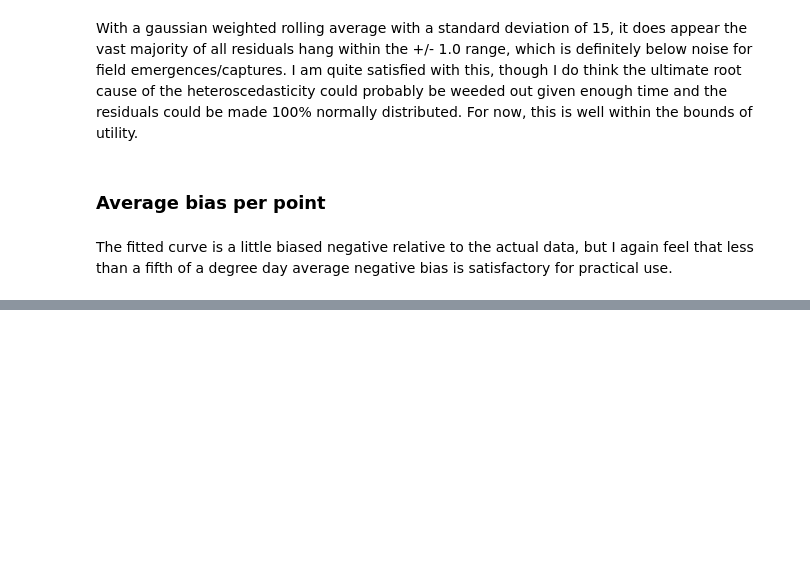
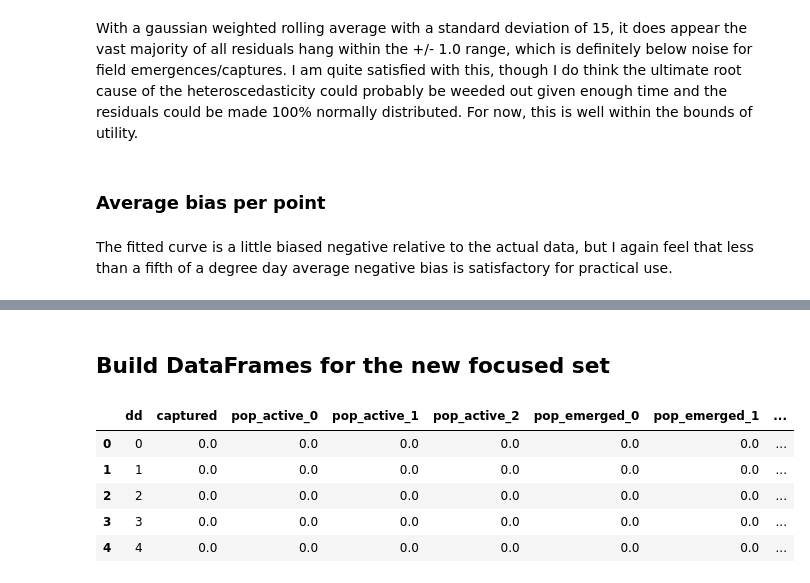
Before and after one commit to PacificBird/InsectPhenologyCaptureSim, a Jupyter notebook: multi_analysis.ipynb, the cells around one changed output, grey strips where cells are left out. Saved outputs shown, nothing was run; the diff lists cells and outputs as text; code cells hidden in the pictures; blank space fills up the shorter version.

```diff
--- a/multi_analysis.ipynb
+++ b/multi_analysis.ipynb
@@ -192,0 +212,2 @@ The fitted curve is a little biased negative relative to the actual data, but I
+# %% [markdown]
+## Build DataFrames for the new focused set
@@ -192,0 +217,9 @@ The fitted curve is a little biased negative relative to the actual data, but I
+# %%
+dfs[0].head()
+# %% [output]
+|  | dd | captured | pop_active_0 | pop_active_1 | pop_active_2 | pop_emerged_0 | pop_emerged_1 | ... |
+| 0 | 0 | 0.0 | 0.0 | 0.0 | 0.0 | 0.0 | 0.0 | ... |
+| 1 | 1 | 0.0 | 0.0 | 0.0 | 0.0 | 0.0 | 0.0 | ... |
+| 2 | 2 | 0.0 | 0.0 | 0.0 | 0.0 | 0.0 | 0.0 | ... |
+| 3 | 3 | 0.0 | 0.0 | 0.0 | 0.0 | 0.0 | 0.0 | ... |
+| 4 | 4 | 0.0 | 0.0 | 0.0 | 0.0 | 0.0 | 0.0 | ... |
```
Also changed, not shown: parts of 23 cells of this notebook, 3 other files.
